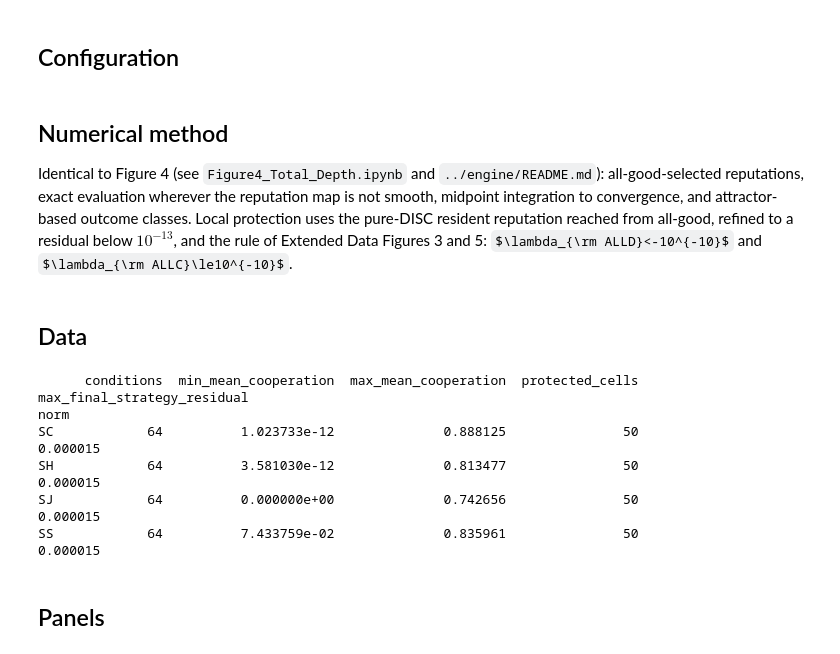
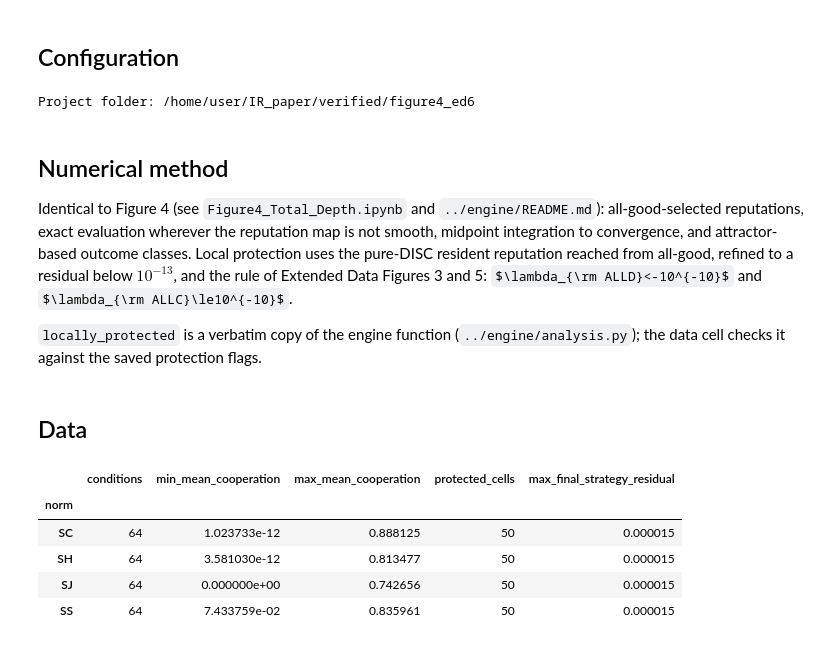
Before and after one commit to JoeWynn7/IR_paper, a Jupyter notebook: verified/figure4_ed6/Extended_Data_Figure6.ipynb, the cells around one changed output. Cells and saved outputs as stored; diff of their text form; code cells hidden in the pictures; some formulas as TeX source.

```diff
--- a/verified/figure4_ed6/Extended_Data_Figure6.ipynb
+++ b/verified/figure4_ed6/Extended_Data_Figure6.ipynb
@@ -9,17 +21,39 @@ used by default; `RECOMPUTE=True` regenerates all 256 conditions with the verifi
 ## Configuration
 # %%
 from pathlib import Path
-import sys
+import importlib.util
 import numpy as np
 import pandas as pd
+import matplotlib as mpl
 import matplotlib.pyplot as plt
 from IPython.display import display
 from matplotlib.colors import LinearSegmentedColormap
-from matplotlib.patches import Patch, Rectangle
+from matplotlib.lines import Line2D
 
-ROOT = Path.cwd()
+# Folder that contains data/extended_data_figure6 (verified/figure4_ed6). Found automatically from the working
+# directory, its parents and the usual repository sub-folders; set it explicitly if the search fails, e.g.
+# ROOT_OVERRIDE = Path(r'C:/path/to/IR_paper/verified/figure4_ed6')
+ROOT_OVERRIDE = None
+
+def find_root():
+    target = Path('data') / 'extended_data_figure6' / 'depth_plane_results.csv'
+    if ROOT_OVERRIDE is not None:
+        if (Path(ROOT_OVERRIDE) / target).is_file():
+            return Path(ROOT_OVERRIDE).resolve()
+        raise FileNotFoundError(f'{target} not found under ROOT_OVERRIDE={ROOT_OVERRIDE}')
+    here = Path.cwd().resolve()
+    subfolders = ('', 'figure4_ed6', 'verified/figure4_ed6', 'IR_paper/verified/figure4_ed6')
+    for base in (here, *here.parents):
+        for sub in subfolders:
+            folder = base / sub if sub else base
+            if (folder / target).is_file():
+                return folder
+    raise FileNotFoundError(f'Could not find {target} from {here}. Run the notebook from '
+                            'verified/figure4_ed6 or set ROOT_OVERRIDE in this cell.')
+
+ROOT = find_root()
 ENGINE = (ROOT / '..' / 'engine').resolve()
-sys.path.insert(0, str(ENGINE))
+print('Project folder:', ROOT)
 DATA = ROOT / 'data' / 'extended_data_figure6'
 FIGURES = ROOT / 'figures' / 'extended_data_figure6'
 DATA.mkdir(parents=True, exist_ok=True)
@@ -33,9 +67,8 @@ E1 = E2 = 0.02
 SEED = 2026
 N_INITIAL = 512
 DEPTH_VALUES = tuple(range(8))
-
-plt.rcParams.update({'font.family': 'DejaVu Sans', 'font.size': 9, 'axes.linewidth': .7, 'xtick.direction': 'out',
-                     'ytick.direction': 'out', 'hatch.linewidth': .45, 'pdf.fonttype': 42, 'svg.fonttype': 'none'})
+# %% [output]
+Project folder: /home/user/IR_paper/verified/figure4_ed6
 # %% [markdown]
 ## Numerical method
 
@@ -44,8 +77,28 @@ exact evaluation wherever the reputation map is not smooth, midpoint integration
 outcome classes. Local protection uses the pure-DISC resident reputation reached from all-good, refined to a residual
 below $10^{-13}$, and the rule of Extended Data Figures 3 and 5: $\lambda_{\rm ALLD}<-10^{-10}$ and
 $\lambda_{\rm ALLC}\le10^{-10}$.
+
+`locally_protected` is a verbatim copy of the engine function (`../engine/analysis.py`); the data cell checks it
+against the saved protection flags.
 # %%
-import irsim, analysis
+INVASION_TOL = 1e-10
+
+def locally_protected(lambda_ALLD, lambda_ALLC, tol=INVASION_TOL):
+    # Pure DISC excludes rare ALLD and is not invaded by rare ALLC (rule of Extended Data Figures 3 and 5).
+    return (np.asarray(lambda_ALLD) < -tol) & (np.asarray(lambda_ALLC) <= tol)
+
+def load_engine_module(name):
+    # Load ../engine/<name>.py from its path under a private module name (never shadowed by other `analysis` modules).
+    path = ENGINE / f'{name}.py'
+    if not path.is_file():
+        raise FileNotFoundError(f'{path} not found; RECOMPUTE=True needs the verified engine folder.')
+    spec = importlib.util.spec_from_file_location(f'ir_paper_engine_{name}', path)
+    module = importlib.util.module_from_spec(spec)
+    spec.loader.exec_module(module)
+    return module
+
+if RECOMPUTE:
+    irsim, analysis = load_engine_module('irsim'), load_engine_module('analysis')
 
 def compute_condition(norm, k1, k2):
     p = irsim.params(norm, k1, k2, 1.0, 1.0, E1, E2, B_OVER_C, 1.0)
@@ -65,36 +118,34 @@ def compute_condition(norm, k1, k2):
 # %%
 path = DATA / 'depth_plane_results.csv'
 if RECOMPUTE:
     rows, finals = [], []
     for norm in NORM_ORDER:
         for k2 in DEPTH_VALUES:
             for k1 in DEPTH_VALUES:
                 row, o = compute_condition(norm, k1, k2); rows.append(row); finals.append(o)
                 print(f"{norm} ({k1},{k2}): mean cooperation {row['mean_cooperation']:.4f}", flush=True)
     data = pd.DataFrame(rows); data.to_csv(path, index=False)
     np.savez_compressed(DATA / 'depth_plane_results_final_states.npz',
                         final_frequencies=np.array([o[:, :3] for o in finals], np.float32),
                         final_cooperation=np.array([(1 - E1) * o[:, 6] for o in finals], np.float32),
                         norm=data.norm.to_numpy(), k1=data.k1.to_numpy(), k2=data.k2.to_numpy())
 data = pd.read_csv(path)
 assert len(data) == 4 * 8 ** 2 and not data.duplicated(['norm', 'k1', 'k2']).any()
 for norm, part in data.groupby('norm'):
     assert set(zip(part.k1, part.k2)) == {(i, j) for i in DEPTH_VALUES for j in DEPTH_VALUES}
 assert np.allclose(data[['b_over_c', 'e1', 'e2', 'alpha', 'beta']], [B_OVER_C, E1, E2, 1., 1.])
 assert data.outcome_gap_ok.all() and data.mean_cooperation.between(0, 1).all()
 np.testing.assert_array_equal(data.disc_locally_protected.astype(bool),
-                              analysis.locally_protected(data.lambda_ALLD, data.lambda_ALLC))
+                              locally_protected(data.lambda_ALLD, data.lambda_ALLC))
 summary = data.groupby('norm', sort=False).agg(conditions=('mean_cooperation', 'size'),
     min_mean_cooperation=('mean_cooperation', 'min'), max_mean_cooperation=('mean_cooperation', 'max'),
     protected_cells=('disc_locally_protected', 'sum'), max_final_strategy_residual=('max_final_strategy_residual', 'max'))
 summary.to_csv(DATA / 'grid_summary.csv')
 display(summary)
 # %% [output]
-      conditions  min_mean_cooperation  max_mean_cooperation  protected_cells  max_final_strategy_residual
-norm
-SC            64          1.023733e-12              0.888125               50                     0.000015
-SH            64          3.581030e-12              0.813477               50                     0.000015
-SJ            64          0.000000e+00              0.742656               50                     0.000015
-SS            64          7.433759e-02              0.835961               50                     0.000015
+|  | conditions | min_mean_cooperation | max_mean_cooperation | protected_cells | max_final_strategy_residual |
+| norm |  |  |  |  |  |
+| SC | 64 | 1.023733e-12 | 0.888125 | 50 | 0.000015 |
+| SH | 64 | 3.581030e-12 | 0.813477 | 50 | 0.000015 |
+| SJ | 64 | 0.000000e+00 | 0.742656 | 50 | 0.000015 |
+| SS | 64 | 7.433759e-02 | 0.835961 | 50 | 0.000015 |
-# %% [markdown]
-## Panels
```
Also changed, not shown: parts of 7 cells of this notebook, 15 other files.
